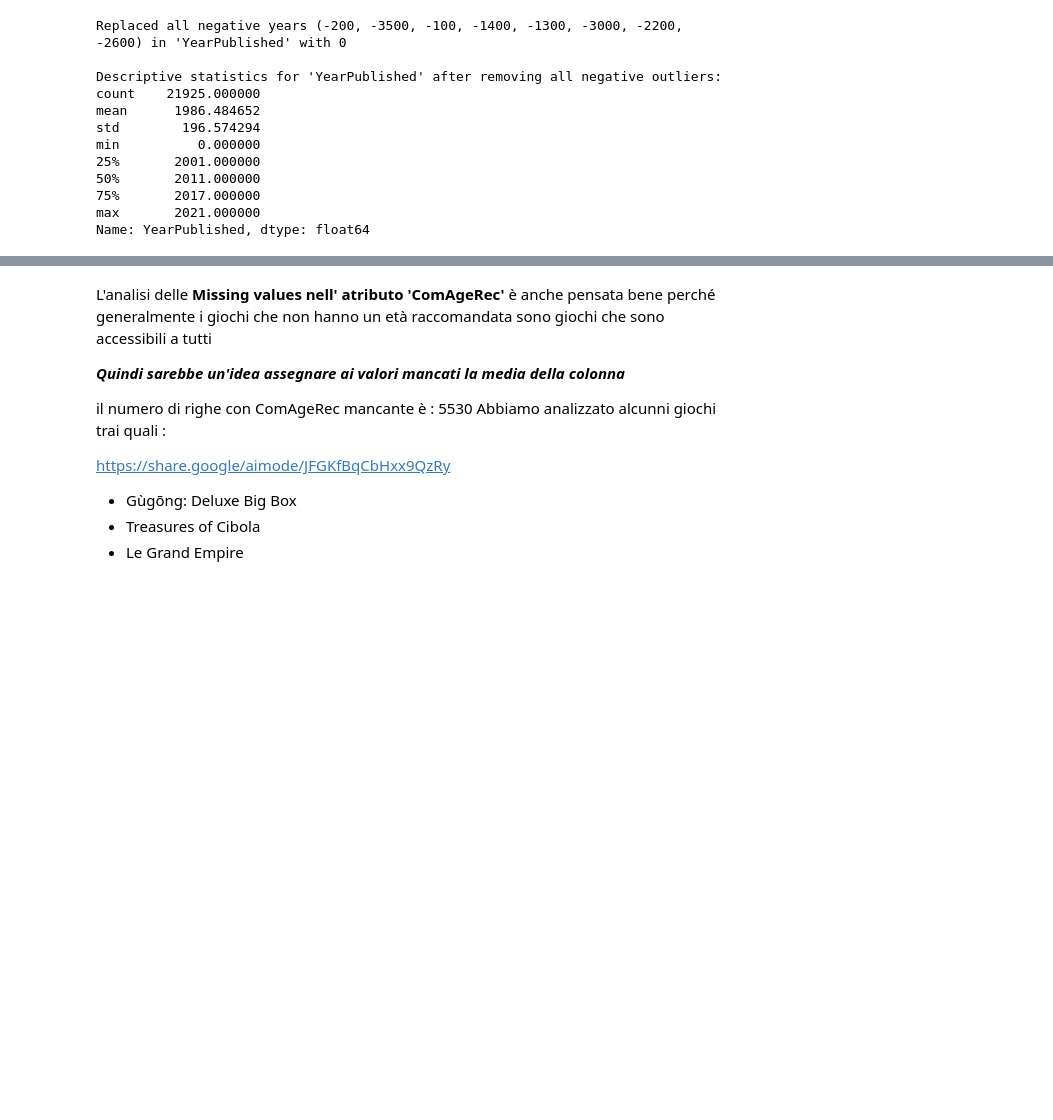
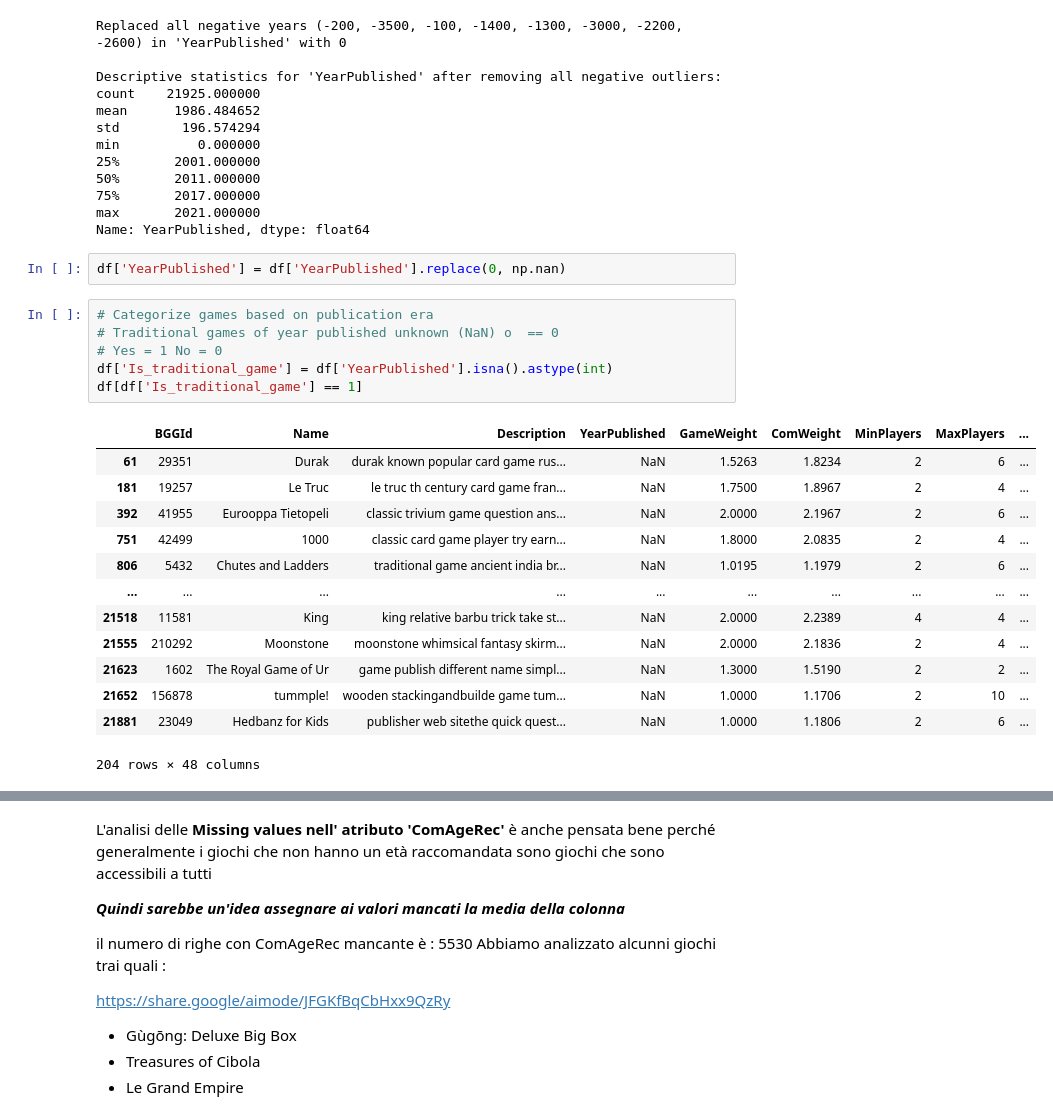
Before and after one commit to kilomo12/Data_Mining_Project, a Jupyter notebook: Data_mining_project/project_data_mining_part1.ipynb, the cells around one changed output, grey strips where cells are left out. Cells and saved outputs as stored; diff of their text form; blank space fills up the shorter version.

```diff
--- a/Data_mining_project/project_data_mining_part1.ipynb
+++ b/Data_mining_project/project_data_mining_part1.ipynb
@@ -520,3 +520,25 @@ min          0.000000
 75%       2017.000000
 max       2021.000000
 Name: YearPublished, dtype: float64
+# %%
+df['YearPublished'] = df['YearPublished'].replace(0, np.nan)
+# %%
+# Categorize games based on publication era
+# Traditional games of year published unknown (NaN) o  == 0
+# Yes = 1 No = 0
+df['Is_traditional_game'] = df['YearPublished'].isna().astype(int)
+df[df['Is_traditional_game'] == 1]
+# %% [output]
+|  | BGGId | Name | Description | YearPublished | GameWeight | ComWeight | MinPlayers | MaxPlayers | ... |
+| 61 | 29351 | Durak | durak known popular card game rus... | NaN | 1.5263 | 1.8234 | 2 | 6 | ... |
+| 181 | 19257 | Le Truc | le truc th century card game fran... | NaN | 1.7500 | 1.8967 | 2 | 4 | ... |
+| 392 | 41955 | Eurooppa Tietopeli | classic trivium game question ans... | NaN | 2.0000 | 2.1967 | 2 | 6 | ... |
+| 751 | 42499 | 1000 | classic card game player try earn... | NaN | 1.8000 | 2.0835 | 2 | 4 | ... |
+| 806 | 5432 | Chutes and Ladders | traditional game ancient india br... | NaN | 1.0195 | 1.1979 | 2 | 6 | ... |
+| ... | ... | ... | ... | ... | ... | ... | ... | ... | ... |
+| 21518 | 11581 | King | king relative barbu trick take st... | NaN | 2.0000 | 2.2389 | 4 | 4 | ... |
+| 21555 | 210292 | Moonstone | moonstone whimsical fantasy skirm... | NaN | 2.0000 | 2.1836 | 2 | 4 | ... |
+| 21623 | 1602 | The Royal Game of Ur | game publish different name simpl... | NaN | 1.3000 | 1.5190 | 2 | 2 | ... |
+| 21652 | 156878 | tummple! | wooden stackingandbuilde game tum... | NaN | 1.0000 | 1.1706 | 2 | 10 | ... |
+| 21881 | 23049 | Hedbanz for Kids | publisher web sitethe quick quest... | NaN | 1.0000 | 1.1806 | 2 | 6 | ... |
+204 rows × 48 columns
```
Also changed, not shown: parts of 5 cells of this notebook.
